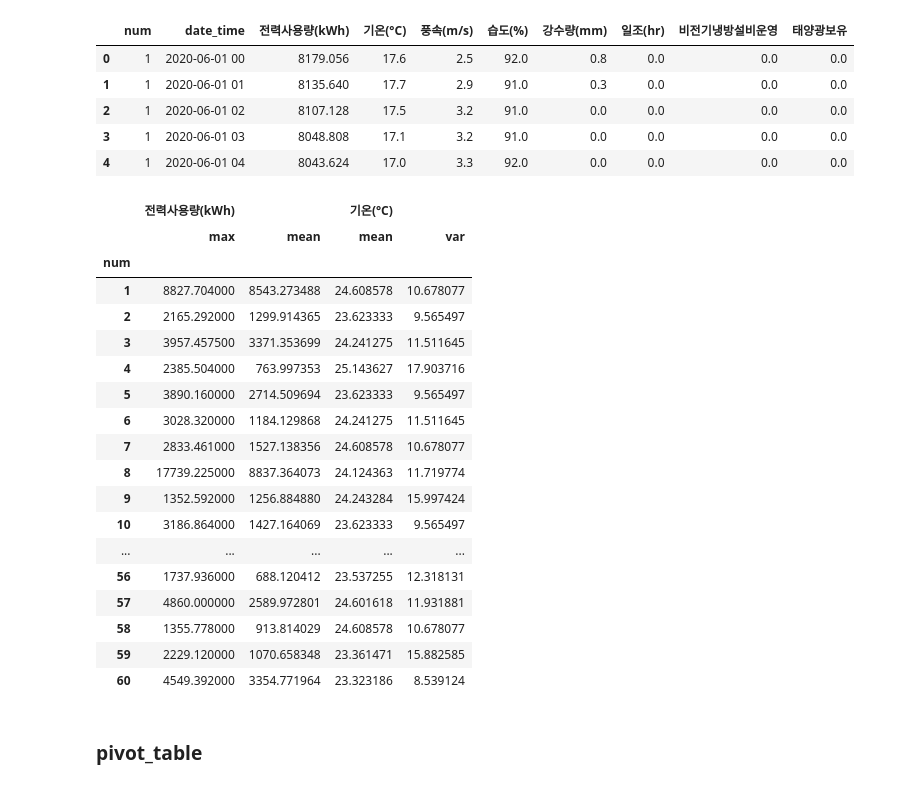
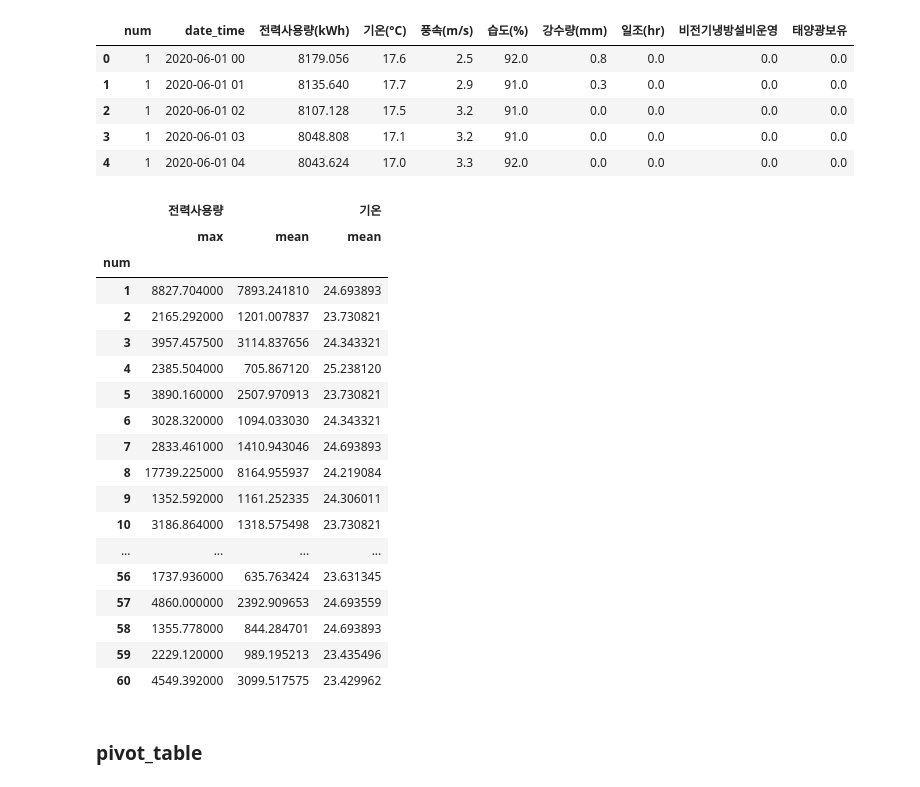
Before and after one commit to overgroove/samsung_ML, a Jupyter notebook: 03_package_pandas.ipynb, the cells around one changed output. Drawn from its saved outputs; the diff is of its cells as text; code cells hidden in the pictures.

```diff
--- a/03_package_pandas.ipynb
+++ b/03_package_pandas.ipynb
@@ -738,28 +760,28 @@ df.head()
 | 4 | 1 | 2020-06-01 04 | 8043.624 | 17.0 | 3.3 | 92.0 | 0.0 | 0.0 | 0.0 | 0.0 |
 # %%
 # 전력사용량, 최대값, 평균
-df.groupby('num').agg({'전력사용량(kWh)':['max', 'mean'],
-                       '기온(°C)':['mean', 'var']})
+df.groupby('num').agg({'전력사용량':['max', 'mean'],
+                       '기온':'mean'})
 # %% [output]
-|  | 전력사용량(kWh) |  | 기온(°C) |  |
-|  | max | mean | mean | var |
-| num |  |  |  |  |
-| 1 | 8827.704000 | 8543.273488 | 24.608578 | 10.678077 |
-| 2 | 2165.292000 | 1299.914365 | 23.623333 | 9.565497 |
-| 3 | 3957.457500 | 3371.353699 | 24.241275 | 11.511645 |
-| 4 | 2385.504000 | 763.997353 | 25.143627 | 17.903716 |
-| 5 | 3890.160000 | 2714.509694 | 23.623333 | 9.565497 |
-| 6 | 3028.320000 | 1184.129868 | 24.241275 | 11.511645 |
-| 7 | 2833.461000 | 1527.138356 | 24.608578 | 10.678077 |
-| 8 | 17739.225000 | 8837.364073 | 24.124363 | 11.719774 |
-| 9 | 1352.592000 | 1256.884880 | 24.243284 | 15.997424 |
-| 10 | 3186.864000 | 1427.164069 | 23.623333 | 9.565497 |
-| ... | ... | ... | ... | ... |
-| 56 | 1737.936000 | 688.120412 | 23.537255 | 12.318131 |
-| 57 | 4860.000000 | 2589.972801 | 24.601618 | 11.931881 |
-| 58 | 1355.778000 | 913.814029 | 24.608578 | 10.678077 |
-| 59 | 2229.120000 | 1070.658348 | 23.361471 | 15.882585 |
-| 60 | 4549.392000 | 3354.771964 | 23.323186 | 8.539124 |
+|  | 전력사용량 |  | 기온 |
+|  | max | mean | mean |
+| num |  |  |  |
+| 1 | 8827.704000 | 7893.241810 | 24.693893 |
+| 2 | 2165.292000 | 1201.007837 | 23.730821 |
+| 3 | 3957.457500 | 3114.837656 | 24.343321 |
+| 4 | 2385.504000 | 705.867120 | 25.238120 |
+| 5 | 3890.160000 | 2507.970913 | 23.730821 |
+| 6 | 3028.320000 | 1094.033030 | 24.343321 |
+| 7 | 2833.461000 | 1410.943046 | 24.693893 |
+| 8 | 17739.225000 | 8164.955937 | 24.219084 |
+| 9 | 1352.592000 | 1161.252335 | 24.306011 |
+| 10 | 3186.864000 | 1318.575498 | 23.730821 |
+| ... | ... | ... | ... |
+| 56 | 1737.936000 | 635.763424 | 23.631345 |
+| 57 | 4860.000000 | 2392.909653 | 24.693559 |
+| 58 | 1355.778000 | 844.284701 | 24.693893 |
+| 59 | 2229.120000 | 989.195213 | 23.435496 |
+| 60 | 4549.392000 | 3099.517575 | 23.429962 |
 # %% [markdown]
 ### pivot_table
 # %%
```
Also changed, not shown: parts of 32 cells of this notebook.
